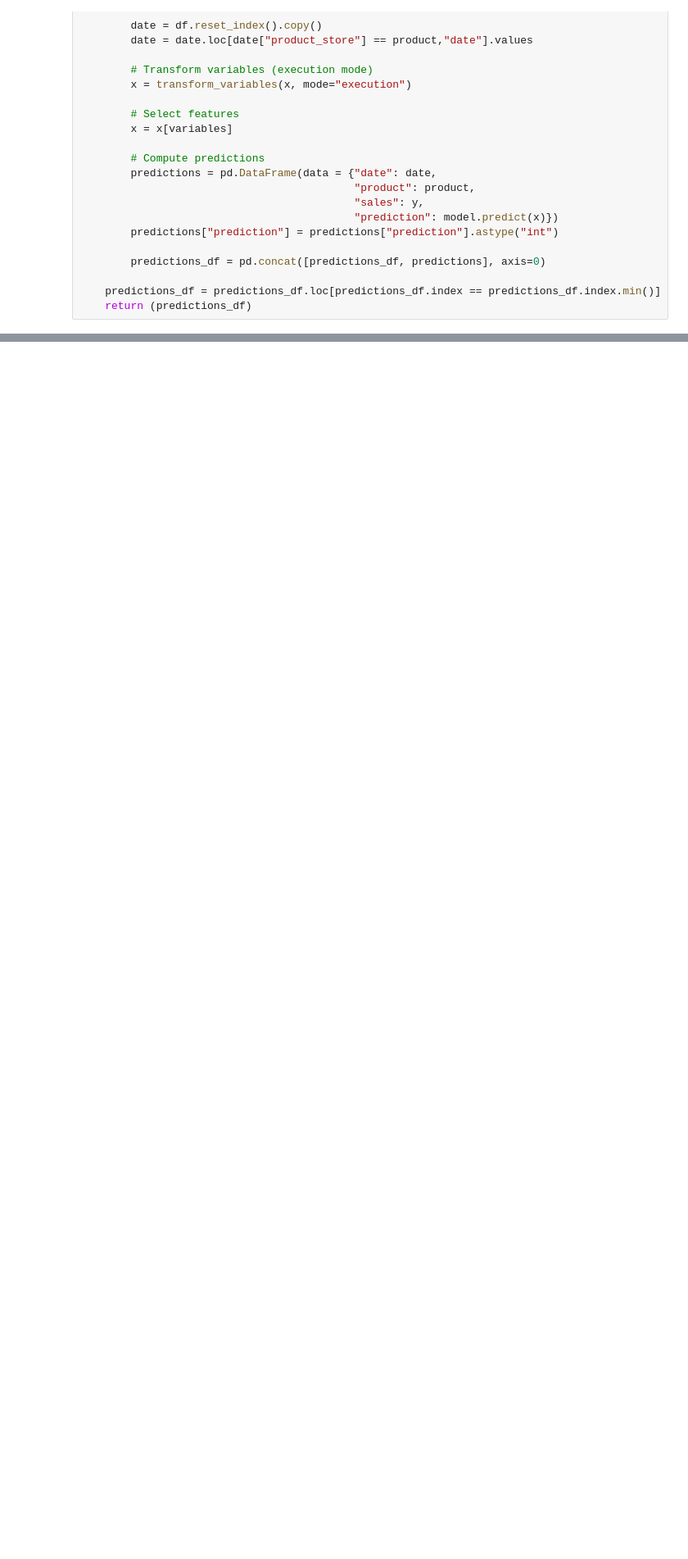
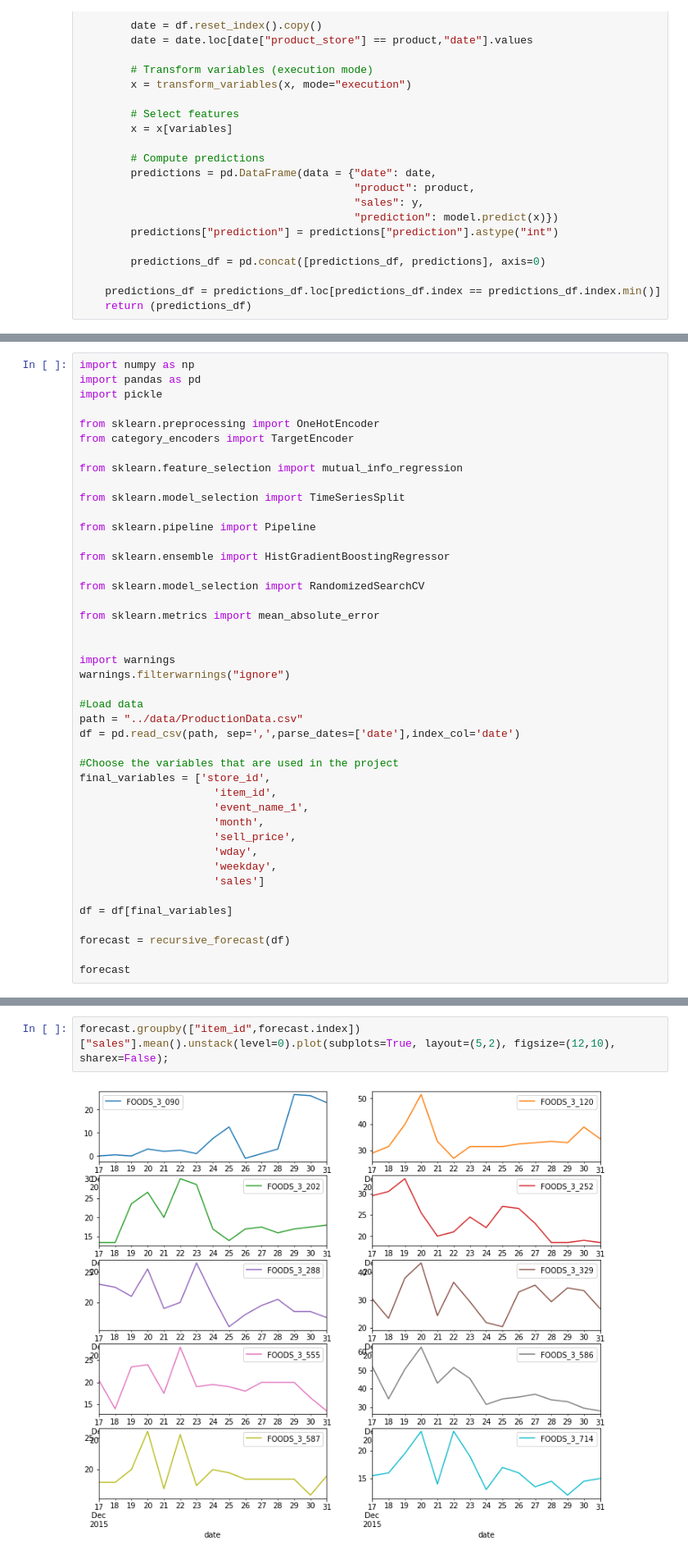
Before and after one commit to luis-cj/data-science-forecasting-food-retailer, a Jupyter notebook: notebooks/07_Production code setup.ipynb, the cells around one changed output, grey strips where cells are left out. Shown at 82% size. Saved outputs shown, nothing was run; the diff lists cells and outputs as text; blank space fills up the shorter version.

Commit message:
finished production code setup
the models have been generated and the forecast works

```diff
--- a/notebooks/07_Production code setup.ipynb
+++ b/notebooks/07_Production code setup.ipynb
@@ -410,0 +532,43 @@ def recursive_forecast(x):
+# %%
+import numpy as np
+import pandas as pd
+import pickle
+
+from sklearn.preprocessing import OneHotEncoder
+from category_encoders import TargetEncoder
+
+from sklearn.feature_selection import mutual_info_regression
+
+from sklearn.model_selection import TimeSeriesSplit
+
+from sklearn.pipeline import Pipeline
+
+from sklearn.ensemble import HistGradientBoostingRegressor
+
+from sklearn.model_selection import RandomizedSearchCV
+
+from sklearn.metrics import mean_absolute_error
+
+
+import warnings
+warnings.filterwarnings("ignore")
+
+#Load data
+path = "../data/ProductionData.csv"
+df = pd.read_csv(path, sep=',',parse_dates=['date'],index_col='date')
+
+#Choose the variables that are used in the project
+final_variables = ['store_id',
+                     'item_id',
+                     'event_name_1',
+                     'month',
+                     'sell_price',
+                     'wday',
+                     'weekday',
+                     'sales']
+
+df = df[final_variables]
+
+forecast = recursive_forecast(df)
+
+forecast
@@ -410,0 +590,4 @@ def recursive_forecast(x):
+# %%
+forecast.groupby(["item_id",forecast.index])["sales"].mean().unstack(level=0).plot(subplots=True, layout=(5,2), figsize=(12,10), sharex=False);
+# %% [output]
+[figure, added]
```
Also changed, not shown: parts of 9 cells of this notebook, 3 other files.
